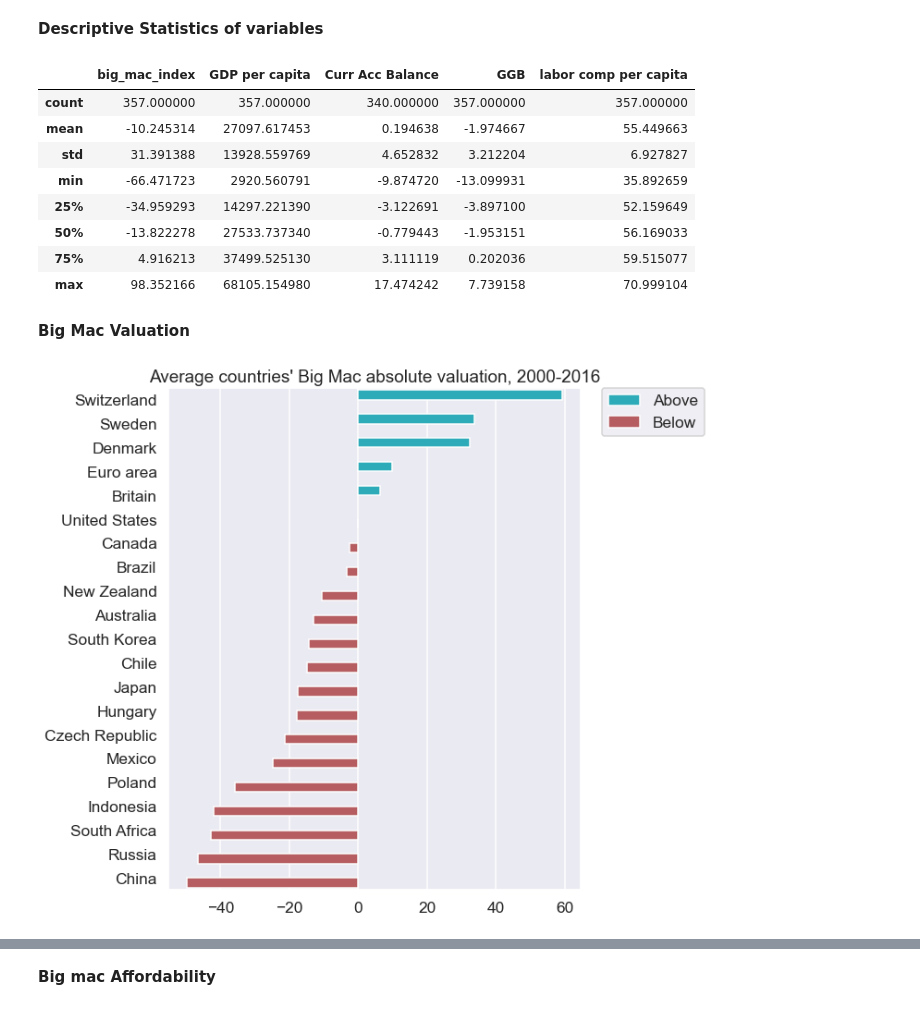
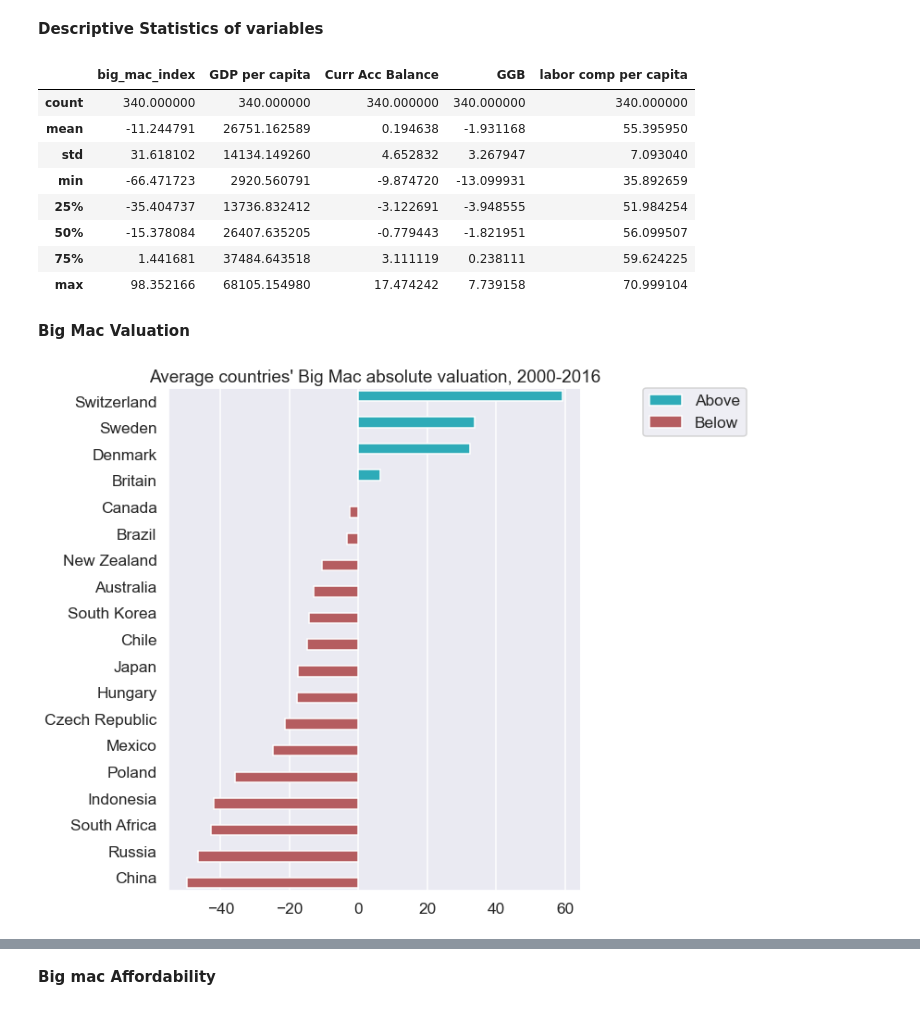
Before and after one commit to jchoubey/Big-Mac-Index-Panel-Data-Analysis, a Jupyter notebook: Data Exploration.ipynb, the cells around one changed output, grey strips where cells are left out. Cells and saved outputs as stored; diff of their text form; code cells hidden in the pictures.

Commit message:
removed euro from data

```diff
--- a/Data Exploration.ipynb
+++ b/Data Exploration.ipynb
@@ -15,18 +15,7 @@ def abline(slope, intercept, style, color):
 # %%
 # Load Data
 data = pd.read_csv('processed_data_I.csv')
-data.drop(['Unnamed: 0', 'Country Code', 'Year'], axis = 1, inplace = True)
-country_list = pd.read_excel('constraints.xlsx', sheet_name = 'country-code')
-
-# Add country names
-data = pd.merge(left = country_list,
-                right = data,
-                on = 'iso_a3')
-
-# Update numerical columns as percentages
-data['big_mac_index'] = data['big_mac_index']*100
-data['labor comp per capita'] = data['labor comp per capita']*100
-data['big_mac_affordability'] = (data['GDP per capita'] / data['dollar_price']) / 365
+data.drop(['Unnamed: 0'], axis = 1, inplace = True)
 # %% [markdown]
 **Descriptive Statistics of variables**
 # %%
@@ -34,40 +23,41 @@ cols = ['big_mac_index', 'GDP per capita', 'Curr Acc Balance', 'GGB', 'labor com
 data.describe()[cols]
 # %% [output]
 |  | big_mac_index | GDP per capita | Curr Acc Balance | GGB | labor comp per capita |
-| count | 357.000000 | 357.000000 | 340.000000 | 357.000000 | 357.000000 |
-| mean | -10.245314 | 27097.617453 | 0.194638 | -1.974667 | 55.449663 |
-| std | 31.391388 | 13928.559769 | 4.652832 | 3.212204 | 6.927827 |
+| count | 340.000000 | 340.000000 | 340.000000 | 340.000000 | 340.000000 |
+| mean | -11.244791 | 26751.162589 | 0.194638 | -1.931168 | 55.395950 |
+| std | 31.618102 | 14134.149260 | 4.652832 | 3.267947 | 7.093040 |
 | min | -66.471723 | 2920.560791 | -9.874720 | -13.099931 | 35.892659 |
-| 25% | -34.959293 | 14297.221390 | -3.122691 | -3.897100 | 52.159649 |
-| 50% | -13.822278 | 27533.737340 | -0.779443 | -1.953151 | 56.169033 |
-| 75% | 4.916213 | 37499.525130 | 3.111119 | 0.202036 | 59.515077 |
+| 25% | -35.404737 | 13736.832412 | -3.122691 | -3.948555 | 51.984254 |
+| 50% | -15.378084 | 26407.635205 | -0.779443 | -1.821951 | 56.099507 |
+| 75% | 1.441681 | 37484.643518 | 3.111119 | 0.238111 | 59.624225 |
 | max | 98.352166 | 68105.154980 | 17.474242 | 7.739158 | 70.999104 |
 # %% [markdown]
 **Big Mac Valuation**
 # %%
-avg_across_years = data.groupby(by = ['iso_a3','name'], as_index = False).agg({'big_mac_index': 'mean',
+avg_across_years = data.groupby(by = ['iso_a3','country_name'], as_index = False).agg({'big_mac_index': 'mean',
                                                                                'labor comp per capita': 'mean',
                                                                                'Curr Acc Balance': 'mean',
                                                                                'GGB': 'mean',
                                                                                'big_mac_affordability': 'mean'})
 avg_across_years['over'] = avg_across_years['big_mac_index'].apply(lambda x: 'Above' if x > 0 else 'Below')
 
 
 # Plot Big Mac Average Valudation for all countries
 fig = plt.figure(figsize = (8, 10))
-sns.barplot(data = avg_across_years.sort_values(by = 'big_mac_index', ascending = False),
+sns.barplot(data = avg_across_years.loc[avg_across_years['iso_a3'] != 'USA'].sort_values(by = 'big_mac_index',
+                                                                                         ascending = False),
             x = 'big_mac_index',
-            y = 'name',
+            y = 'country_name',
             hue = 'over',
             palette = dict({'Above': 'tab:cyan', 'Below': 'r'}))
 
 plt.ylabel('')
 plt.xlabel('')
 plt.title("Average countries' Big Mac absolute valuation, 2000-2016")
-plt.legend(bbox_to_anchor=(1.05, 1), loc='upper left', borderaxespad=0)
+plt.legend(bbox_to_anchor=(1.15, 1), loc='upper left', borderaxespad=0)
 plt.show()
 # %% [output]
-[figure, old version]
+[figure, new version]
 # %%
 avg_across_country = data.loc[data['iso_a3'] != 'USA'].groupby(by = ['year'],
                                                                as_index = False).agg({'big_mac_index': 'mean',
```
Also changed, not shown: parts of 13 cells of this notebook, 10 other files.
